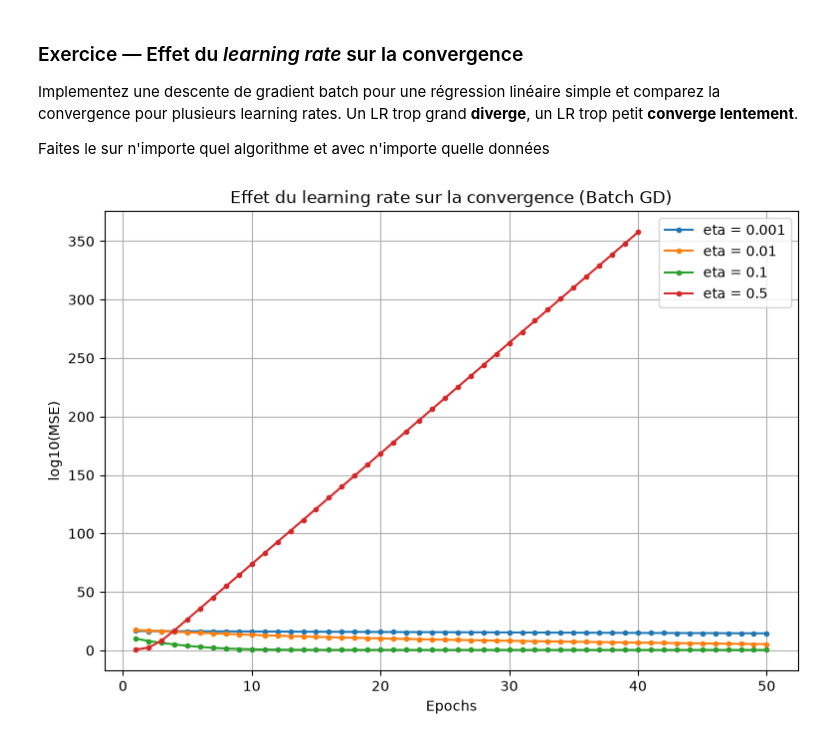
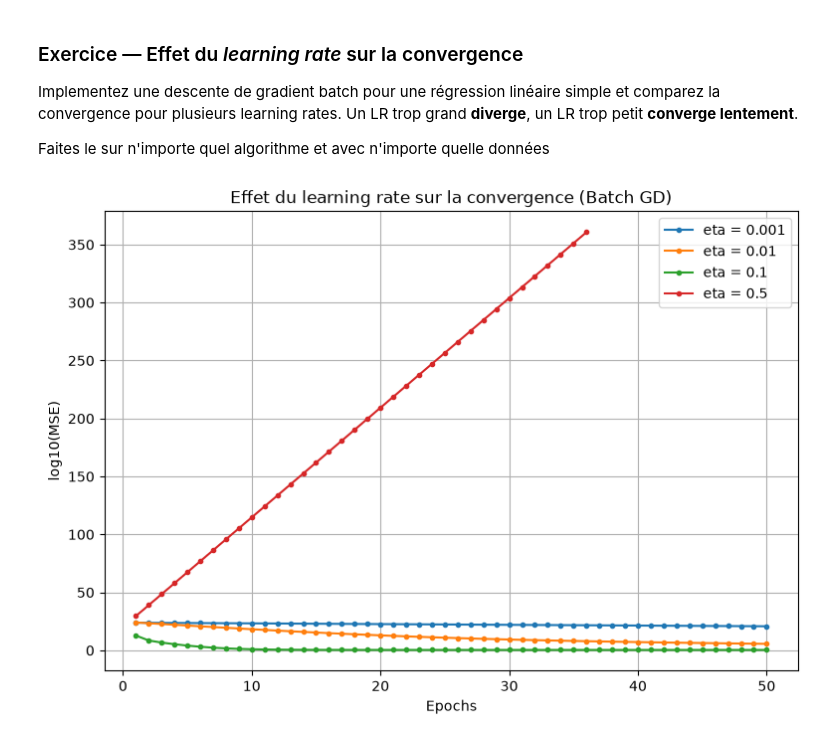
Before and after one commit to belafdil-chakib/2026-07-07, a Jupyter notebook: 999_Corrigés/Descente de gradient corrigé.ipynb, the cells around one changed output. Drawn from its saved outputs; the diff is of its cells as text; code cells hidden in the pictures.

```diff
--- a/999_Corrigés/Descente de gradient corrigé.ipynb
+++ b/999_Corrigés/Descente de gradient corrigé.ipynb
@@ -321,11 +313,11 @@ Biais    : 15.41 (Attendu : ~15.5)
 # %% [markdown]
 ### Stochastic Gradient Descent
 # %%
-# Exerice : Adapter la batch gradient descente à la stochastic gradient descent
+# Exercice : Adapter la batch gradient descente à la stochastic gradient descent
 
 m = 100
 X = 5 * torch.randn(m, 1)
-y = 4 + 3 * X + torch.randn(m, 1)
+y = 4 + 8 * X + torch.randn(m, 1)
 X_b = torch.hstack([X, torch.ones((m, 1))])
 
 eta = 0.01
@@ -449,7 +441,7 @@ Thetas trouvés :
 batch_size = 32
 
 thetas = torch.randn(2, 1)
-for i in range(n_epochs):
+for _ in range(n_epochs):
     idx_shuffled = torch.randperm(m)
     for i in range(m//batch_size):
         idx_start = i * batch_size
@@ -602,7 +594,7 @@ torch.Size([569, 31])
 def sigmoid(x):
     return 1 / (1 + torch.exp(-x))
 
-m = 100
+m = X_b.shape[0]
 n_epochs = 50
 eta = 0.1
 batch_size = 16
@@ -677,11 +669,11 @@ def softmax(x):
 
 batch_size = 16
 eta = 1e-1
-n_epochs = 10000
+n_epochs = 100
 m = X_b.shape[0]
 thetas = torch.randn(num_features, num_classes).to(device)
 for i in range(n_epochs):
-    idx_shuffled = torch.randperm(m)
+    idx_shuffled = torch.randperm(m, device=device)
     for i in range(m//batch_size):
         idx_start = i * batch_size
         idx_end = (i+1)*batch_size
@@ -725,7 +717,7 @@ torch.manual_seed(123)
 # --- Données linéaires bruitées ---
 m = 100
 X = 2 * torch.randn(m, 1)
-y = 4 + 3 * X + torch.randn(m, 1)
+y = 4 + 8 * X + torch.randn(m, 1)
 
 # Ajout du biais
 X_b = torch.hstack([X, torch.ones((m, 1))])
@@ -741,31 +733,31 @@ def train_batch_gd(X_b, y, eta, n_epochs=50):
         thetas = thetas - eta * gradients
         mse = torch.mean((y - X_b @ thetas) ** 2).item()
         errors.append(mse)
     return errors
 
 
 # --- Comparaison de plusieurs learning rates ---
 learning_rates = [0.001, 0.01, 0.1, 0.5]  # de "trop petit" à "trop grand"
 n_epochs = 50
 
 plt.figure(figsize=(9, 6))
 for eta in learning_rates:
     errors = train_batch_gd(X_b, y, eta=eta, n_epochs=n_epochs)
     # échelle log pour bien voir convergence lente ET divergence
     plt.plot(range(1, n_epochs + 1),
              10 * torch.log10(torch.tensor(errors) + 1e-7),
              marker='.', label=f"eta = {eta}")
 
 plt.xlabel("Epochs")
 plt.ylabel("log10(MSE)")
 plt.title("Effet du learning rate sur la convergence (Batch GD)")
 plt.legend()
 plt.grid(True)
 plt.show()
 
 # Observations :
 # - eta trop petit (0.001) : la MSE descend très lentement, pas encore convergé.
 # - eta bien choisi (0.1)  : convergence rapide et stable vers le minimum.
 # - eta trop grand (0.5)   : la MSE remonte / explose -> divergence.
 # %% [output]
-[figure, old version]
+[figure, new version]
```
Also changed, not shown: parts of 15 cells of this notebook, 1 other file.
